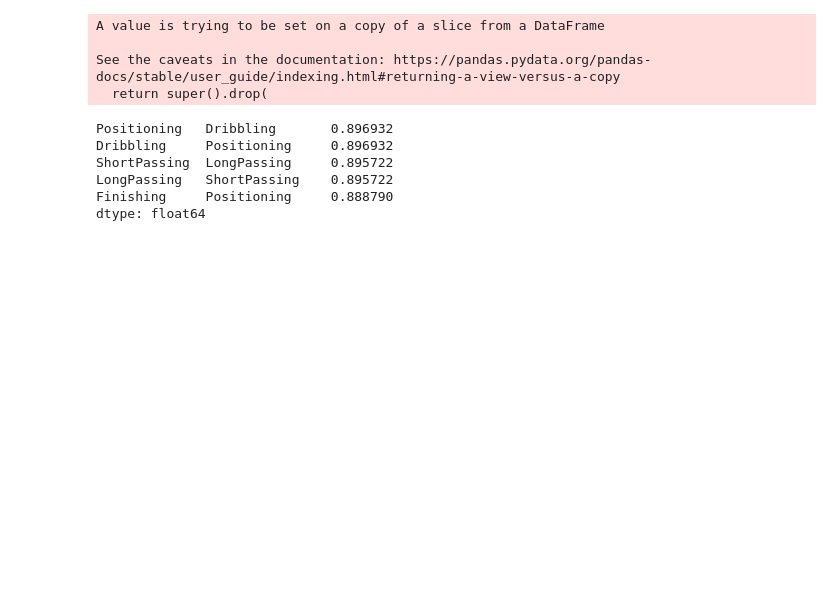
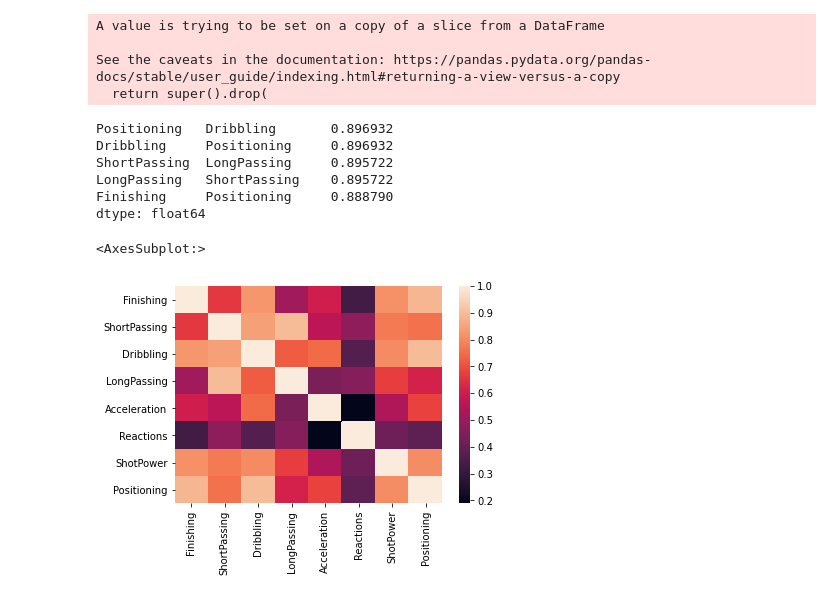
Before and after one commit to Leonidkourtch/ml-intro, a Jupyter notebook: 2_linear_regression/seminar_and_homework.ipynb, the cells around one changed output. Saved outputs shown, nothing was run; the diff lists cells and outputs as text; code cells hidden in the pictures; blank space fills up the shorter version.

Commit message:
made tasks 1-3, task 5 till ->Split data...

```diff
--- a/2_linear_regression/seminar_and_homework.ipynb
+++ b/2_linear_regression/seminar_and_homework.ipynb
@@ -474,3 +468,8 @@ ShortPassing  LongPassing     0.895722
 LongPassing   ShortPassing    0.895722
 Finishing     Positioning     0.888790
 dtype: float64
+# %%
+sns.heatmap(target_data.corr())
+# %% [output]
+<AxesSubplot:>
+[figure, added]
```
Also changed, not shown: parts of 13 cells of this notebook.
